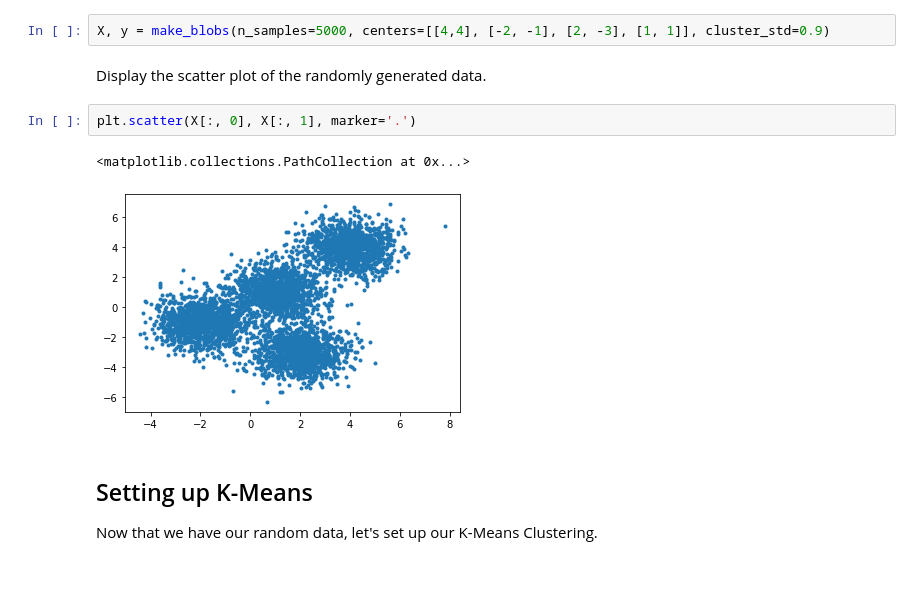
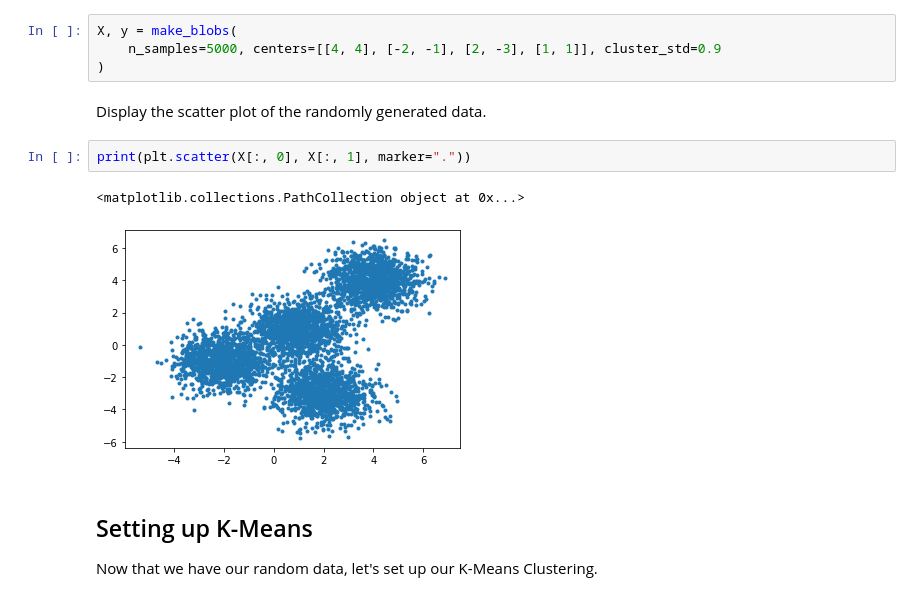
Before and after one commit to sazk07/IBM-Data-Science, a Jupyter notebook: Machine Learning with Python/ML0101EN-Clus-K-Means-Customer-Seg.ipynb, the cells around one changed output. Drawn from its saved outputs; the diff is of its cells as text.

```diff
--- a/Machine Learning with Python/ML0101EN-Clus-K-Means-Customer-Seg.ipynb
+++ b/Machine Learning with Python/ML0101EN-Clus-K-Means-Customer-Seg.ipynb
@@ -79,14 +81,16 @@ Next we will be making <i> random clusters </i> of points by using the <b> make_
     <ul> <li> The integer labels for cluster membership of each sample. </li> </ul>
 </ul>
 # %%
-X, y = make_blobs(n_samples=5000, centers=[[4,4], [-2, -1], [2, -3], [1, 1]], cluster_std=0.9)
+X, y = make_blobs(
+    n_samples=5000, centers=[[4, 4], [-2, -1], [2, -3], [1, 1]], cluster_std=0.9
+)
 # %% [markdown]
 Display the scatter plot of the randomly generated data.
 # %%
-plt.scatter(X[:, 0], X[:, 1], marker='.')
+print(plt.scatter(X[:, 0], X[:, 1], marker="."))
 # %% [output]
-<matplotlib.collections.PathCollection at 0x...>
+<matplotlib.collections.PathCollection object at 0x...>
-[figure, old version]
+[figure, new version]
 # %% [markdown]
 <h2 id="setting_up_K_means">Setting up K-Means</h2>
 Now that we have our random data, let's set up our K-Means Clustering.
```
Also changed, not shown: parts of 16 cells of this notebook, 6 other files.
